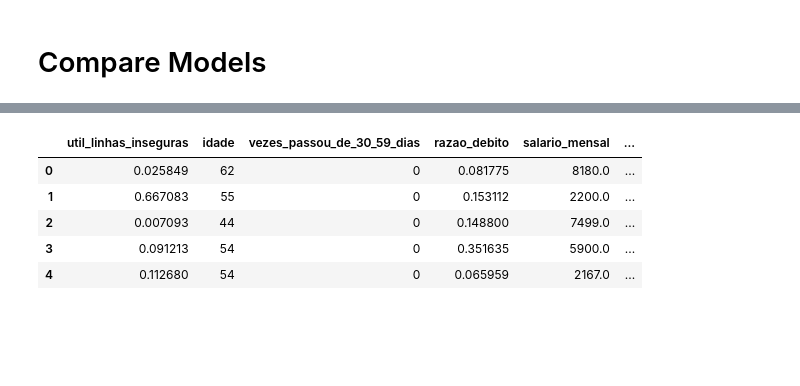
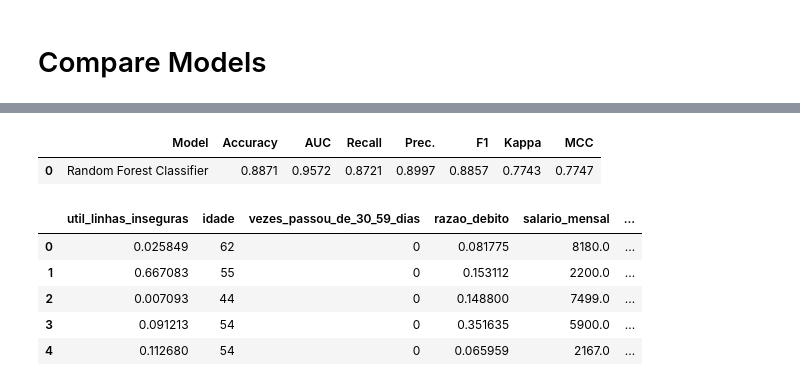
Before and after one commit to MaksonViini/Credit-Risc, a Jupyter notebook: pycaret_data_transform.ipynb, the cells around one changed output, grey strips where cells are left out. Cells and saved outputs as stored; diff of their text form; code cells hidden in the pictures; blank space fills up the shorter version.

```diff
--- a/pycaret_data_transform.ipynb
+++ b/pycaret_data_transform.ipynb
@@ -99,3 +139,8 @@ plot_model(model, plot='confusion_matrix')
+# %%
+predict_model(model);
+# %% [output]
+|  | Model | Accuracy | AUC | Recall | Prec. | F1 | Kappa | MCC |
+| 0 | Random Forest Classifier | 0.8871 | 0.9572 | 0.8721 | 0.8997 | 0.8857 | 0.7743 | 0.7747 |
 # %%
 predicts = predict_model(model, data=test)
 # %%
```
Also changed, not shown: parts of 16 cells of this notebook.
